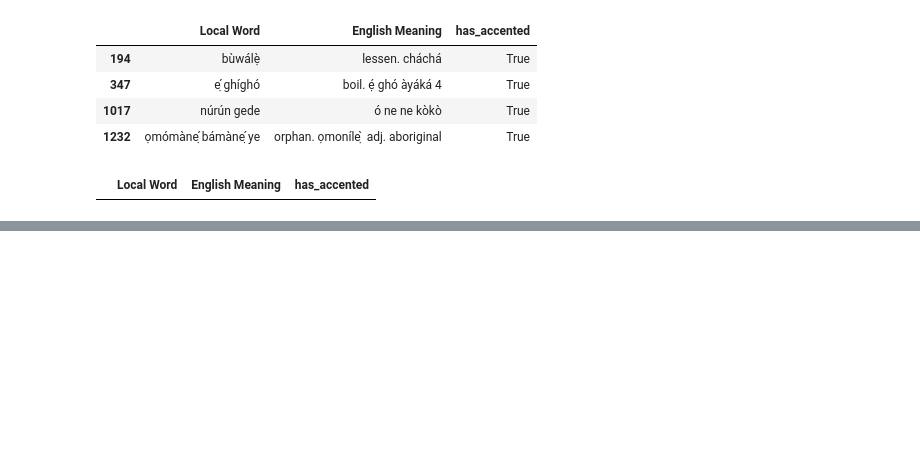
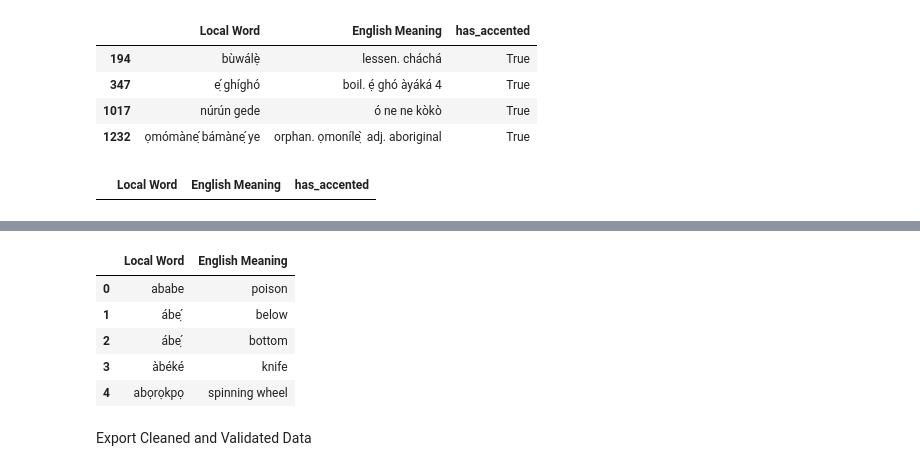
Before and after one commit to Dala-Group-G/olukumi-language-extraction, a Jupyter notebook: Olunkunmi Lang Data Validation.ipynb, the cells around one changed output, grey strips where cells are left out. Cells and saved outputs as stored; diff of their text form; code cells hidden in the pictures; blank space fills up the shorter version.

```diff
--- a/Olunkunmi Lang Data Validation.ipynb
+++ b/Olunkunmi Lang Data Validation.ipynb
@@ -253,0 +277,2 @@ df_cleaned.to_csv("olukumi_validated_copy.csv", index=False)
+# %%
+df_cleaned = df_cleaned.drop_duplicates()
@@ -253,0 +288,12 @@ df_cleaned.to_csv("olukumi_validated_copy.csv", index=False)
+# %%
+# Display the first few cleaned records
+df_cleaned.head()
+# %% [output]
+|  | Local Word | English Meaning |
+| 0 | ababe | poison |
+| 1 | ábe ̣́ | below |
+| 2 | ábe ̣́ | bottom |
+| 3 | àbéké | knife |
+| 4 | abọrọkpọ | spinning wheel |
+# %% [markdown]
+ Export Cleaned and Validated Data
```
Also changed, not shown: parts of 17 cells of this notebook.
